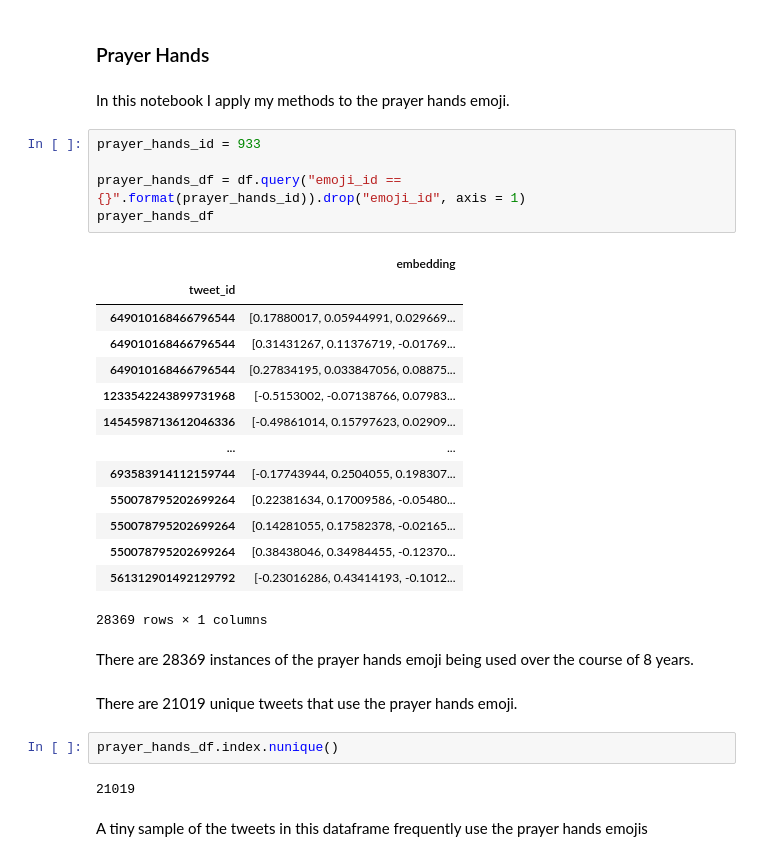
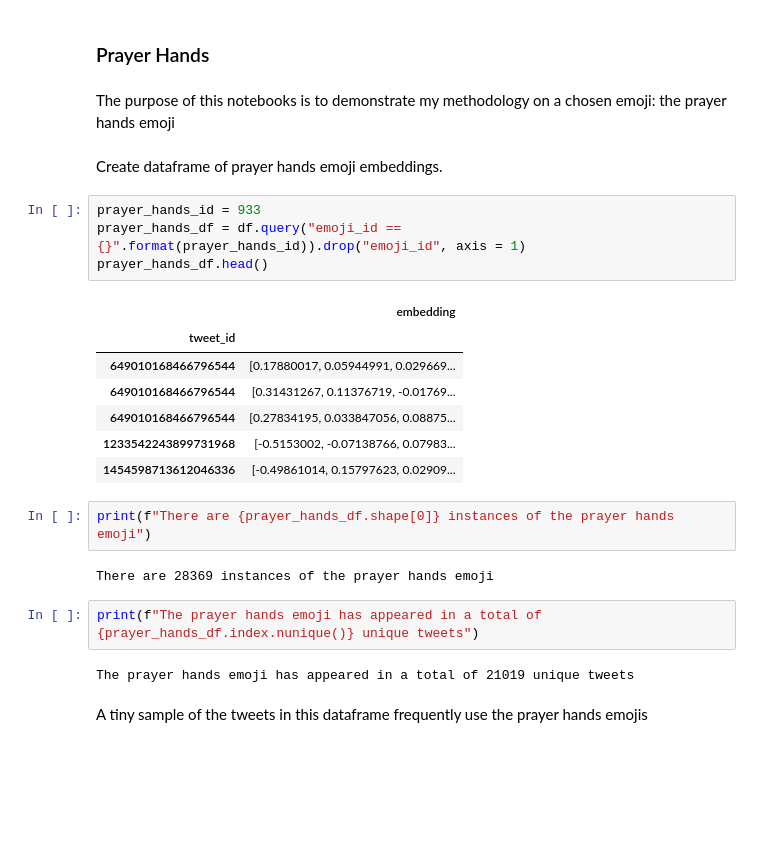
Before and after one commit to GeorgeMcIntire/emoji_polysemy, a Jupyter notebook: Clustering Prayer Hands Emoji.ipynb, the cells around one changed output. Drawn from its saved outputs; the diff is of its cells as text; blank space fills up the shorter version.

```diff
--- a/Clustering Prayer Hands Emoji.ipynb
+++ b/Clustering Prayer Hands Emoji.ipynb
@@ -107,35 +85,29 @@ Name: count, dtype: int64
 # %% [markdown]
 ### Prayer Hands
-# %% [markdown]
-In this notebook I apply my methods to the prayer hands emoji.
+# %% [markdown]
+The purpose of this notebooks is to demonstrate my methodology on a chosen emoji: the prayer hands emoji
+# %% [markdown]
+Create dataframe of prayer hands emoji embeddings.
 # %%
 prayer_hands_id = 933
-
 prayer_hands_df = df.query("emoji_id == {}".format(prayer_hands_id)).drop("emoji_id", axis = 1)
-prayer_hands_df
+prayer_hands_df.head()
 # %% [output]
 |  | embedding |
 | tweet_id |  |
 | 649010168466796544 | [0.17880017, 0.05944991, 0.029669... |
 | 649010168466796544 | [0.31431267, 0.11376719, -0.01769... |
 | 649010168466796544 | [0.27834195, 0.033847056, 0.08875... |
 | 1233542243899731968 | [-0.5153002, -0.07138766, 0.07983... |
 | 1454598713612046336 | [-0.49861014, 0.15797623, 0.02909... |
-| ... | ... |
-| 693583914112159744 | [-0.17743944, 0.2504055, 0.198307... |
-| 550078795202699264 | [0.22381634, 0.17009586, -0.05480... |
-| 550078795202699264 | [0.14281055, 0.17582378, -0.02165... |
-| 550078795202699264 | [0.38438046, 0.34984455, -0.12370... |
-| 561312901492129792 | [-0.23016286, 0.43414193, -0.1012... |
-28369 rows × 1 columns
-# %% [markdown]
-There are 28369 instances of the prayer hands emoji being used over the course of 8 years.
-# %% [markdown]
-There are 21019 unique tweets that use the prayer hands emoji.
-# %%
-prayer_hands_df.index.nunique()
-# %% [output]
-21019
+# %%
+print(f"There are {prayer_hands_df.shape[0]} instances of the prayer hands emoji")
+# %% [output]
+There are 28369 instances of the prayer hands emoji
+# %%
+print(f"The prayer hands emoji has appeared in a total of {prayer_hands_df.index.nunique()} unique tweets")
+# %% [output]
+The prayer hands emoji has appeared in a total of 21019 unique tweets
 # %% [markdown]
 A tiny sample of the tweets in this dataframe frequently use the prayer hands emojis
 # %%
```
Also changed, not shown: parts of 64 cells of this notebook, 1 other file.
